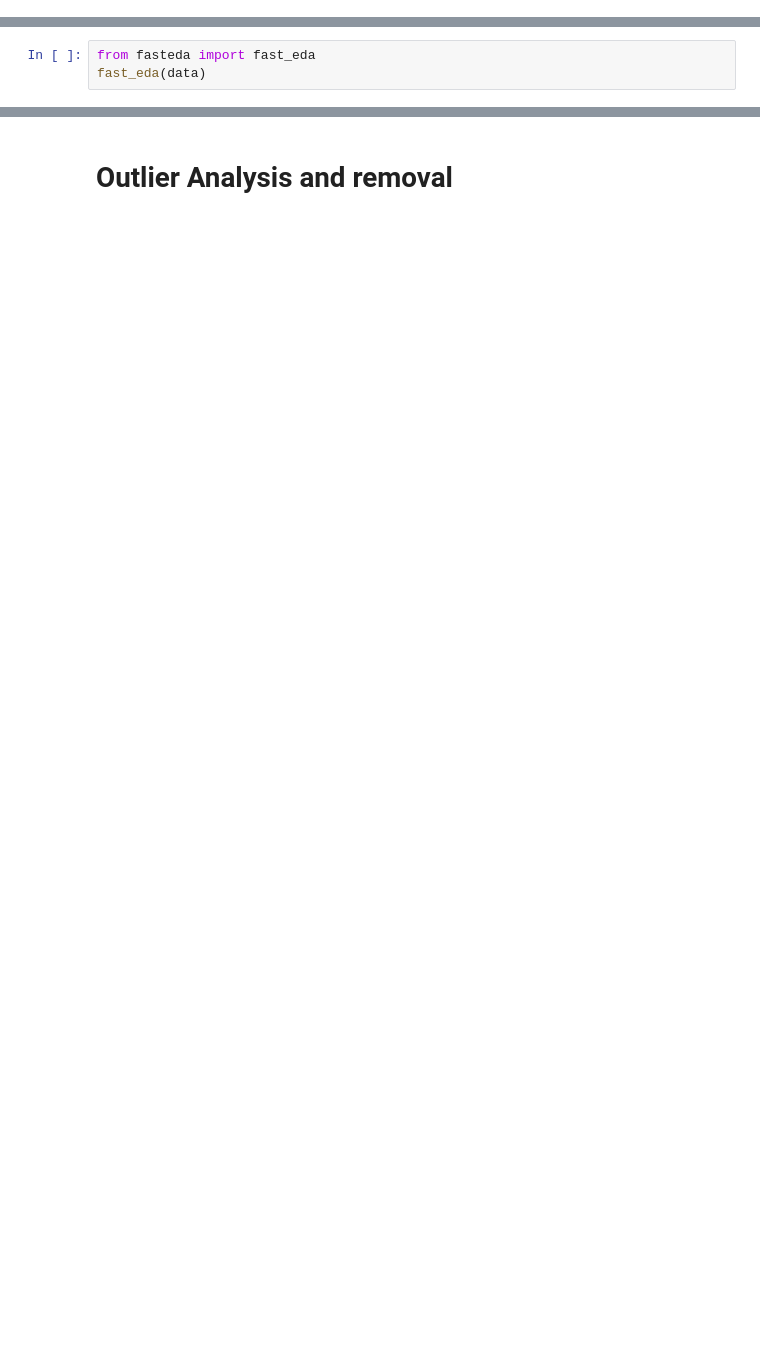
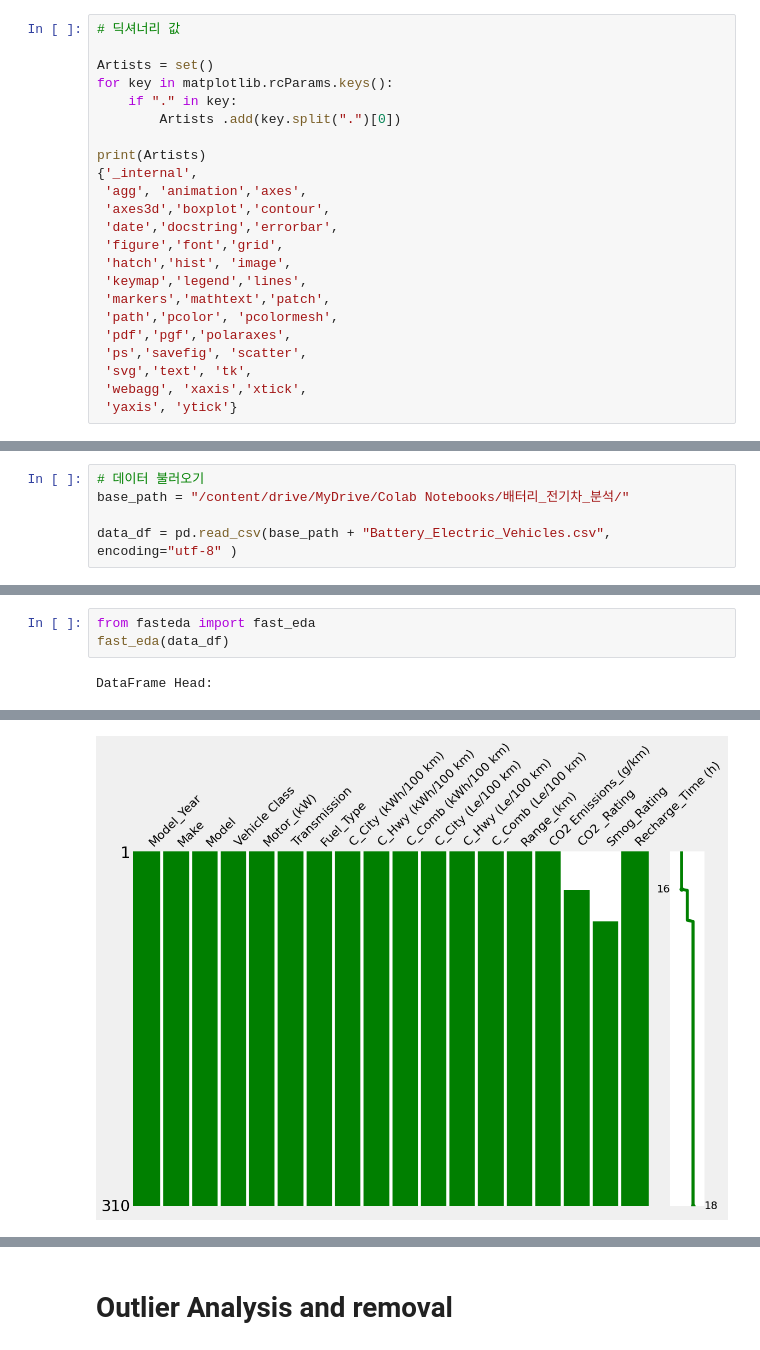
Before and after one commit to jaeseung11/Battery_Electric_vehicle, a Jupyter notebook: multi_output_ev_consumed_energy_김재승.ipynb, the cells around one changed output, grey strips where cells are left out. Saved outputs shown, nothing was run; the diff lists cells and outputs as text; blank space fills up the shorter version.

Commit message:
Colaboratory를 통해 생성됨

```diff
--- a/multi_output_ev_consumed_energy_김재승.ipynb
+++ b/multi_output_ev_consumed_energy_김재승.ipynb
@@ -20,0 +48,23 @@ data=pd.read_csv('/kaggle/input/battery-electric-vehicles/Battery_Electric_Vehic
+# %%
+# 딕셔너리 값
+
+Artists = set()
+for key in matplotlib.rcParams.keys():
+    if "." in key:
+        Artists .add(key.split(".")[0])
+
+print(Artists)
+{'_internal',
+ 'agg', 'animation','axes',
+ 'axes3d','boxplot','contour',
+ 'date','docstring','errorbar',
+ 'figure','font','grid',
+ 'hatch','hist', 'image',
+ 'keymap','legend','lines',
+ 'markers','mathtext','patch',
+ 'path','pcolor', 'pcolormesh',
+ 'pdf','pgf','polaraxes',
+ 'ps','savefig', 'scatter',
+ 'svg','text', 'tk',
+ 'webagg', 'xaxis','xtick',
+ 'yaxis', 'ytick'}
@@ -21 +79,6 @@ data=pd.read_csv('/kaggle/input/battery-electric-vehicles/Battery_Electric_Vehic
+# %%
+# 데이터 불러오기
+base_path = "/content/drive/MyDrive/Colab Notebooks/배터리_전기차_분석/"
+
+data_df = pd.read_csv(base_path + "Battery_Electric_Vehicles.csv", encoding="utf-8" )
 # %%
@@ -27,3 +178,5 @@ data.head()
 # %%
 from fasteda import fast_eda
-fast_eda(data)
+fast_eda(data_df)
+# %% [output]
+DataFrame Head:
@@ -29,0 +199 @@ fast_eda(data)
+[figure, added]
```
Also changed, not shown: parts of 54 cells of this notebook.
